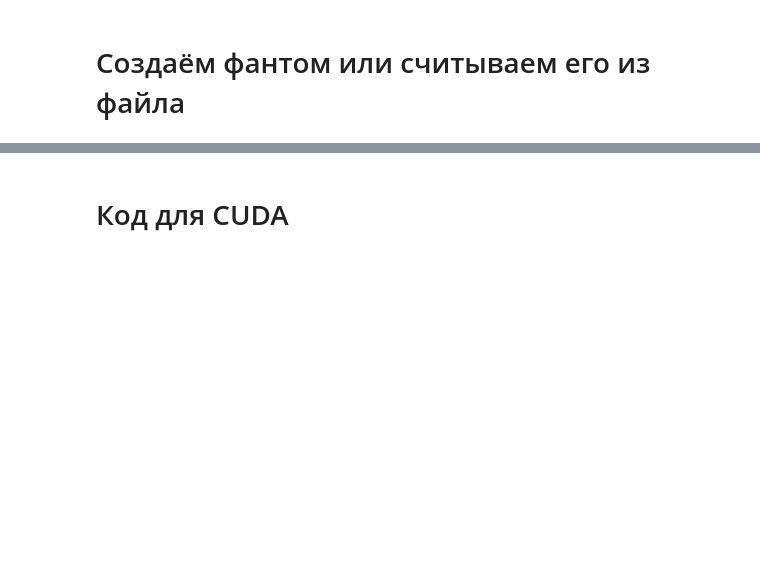
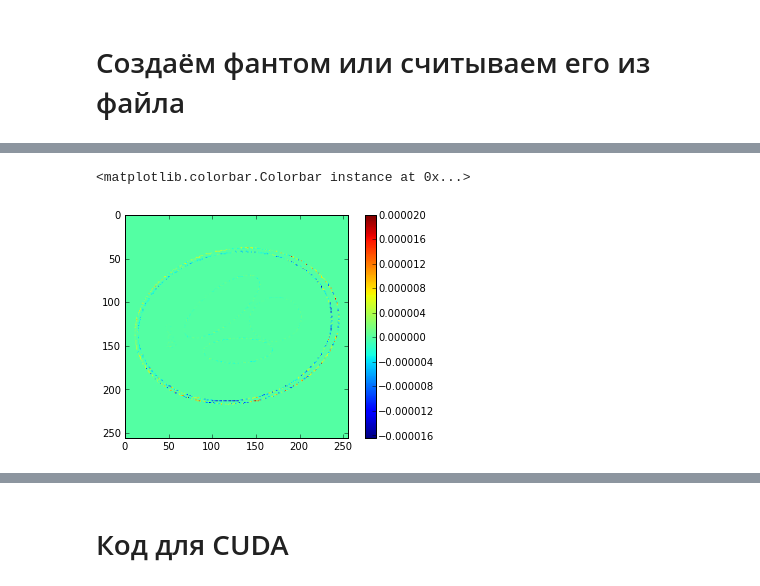
Before and after one commit to buzmakov/fastlib, a Jupyter notebook: code_experiments/cuda.ipynb, the cells around one changed output, grey strips where cells are left out. Saved outputs shown, nothing was run; the diff lists cells and outputs as text; code cells hidden in the pictures; blank space fills up the shorter version.

```diff
--- a/code_experiments/cuda.ipynb
+++ b/code_experiments/cuda.ipynb
@@ -50,3 +58,10 @@ show_center_slice(rotated_cpu)
+# %%
+n_rot=scipy.ndimage.rotate(sl[:,:,int(sl.shape[2]/2)],10, order=1,reshape=False)
+pylab.imshow((rotated_cpu[:,:,int(rotated_cpu.shape[2]/2)]-n_rot))
+pylab.colorbar()
+# %% [output]
+<matplotlib.colorbar.Colorbar instance at 0x...>
+[figure, added]
 # %%
 proj=myfast.project_volume_z_fast(sl)
 pylab.imshow(proj)
```
Also changed, not shown: parts of 5 cells of this notebook, 3 other files.
